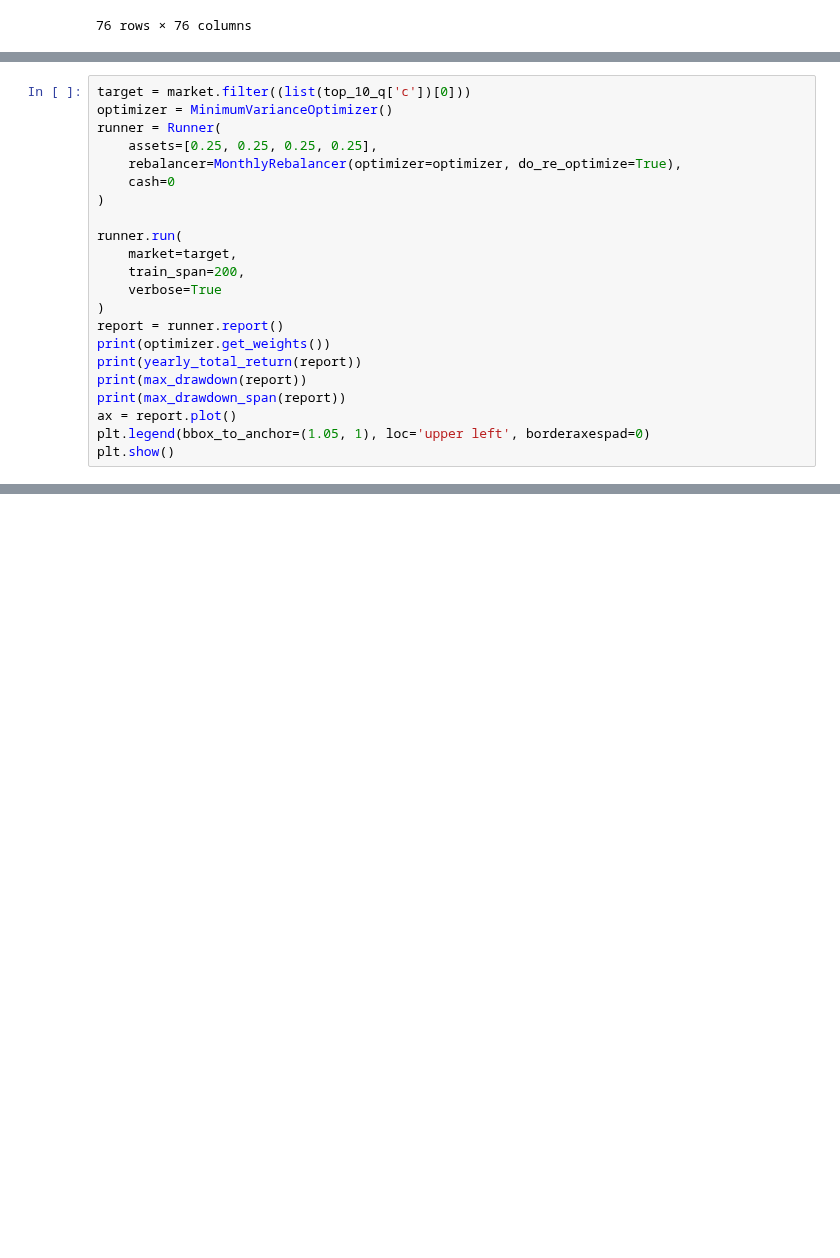
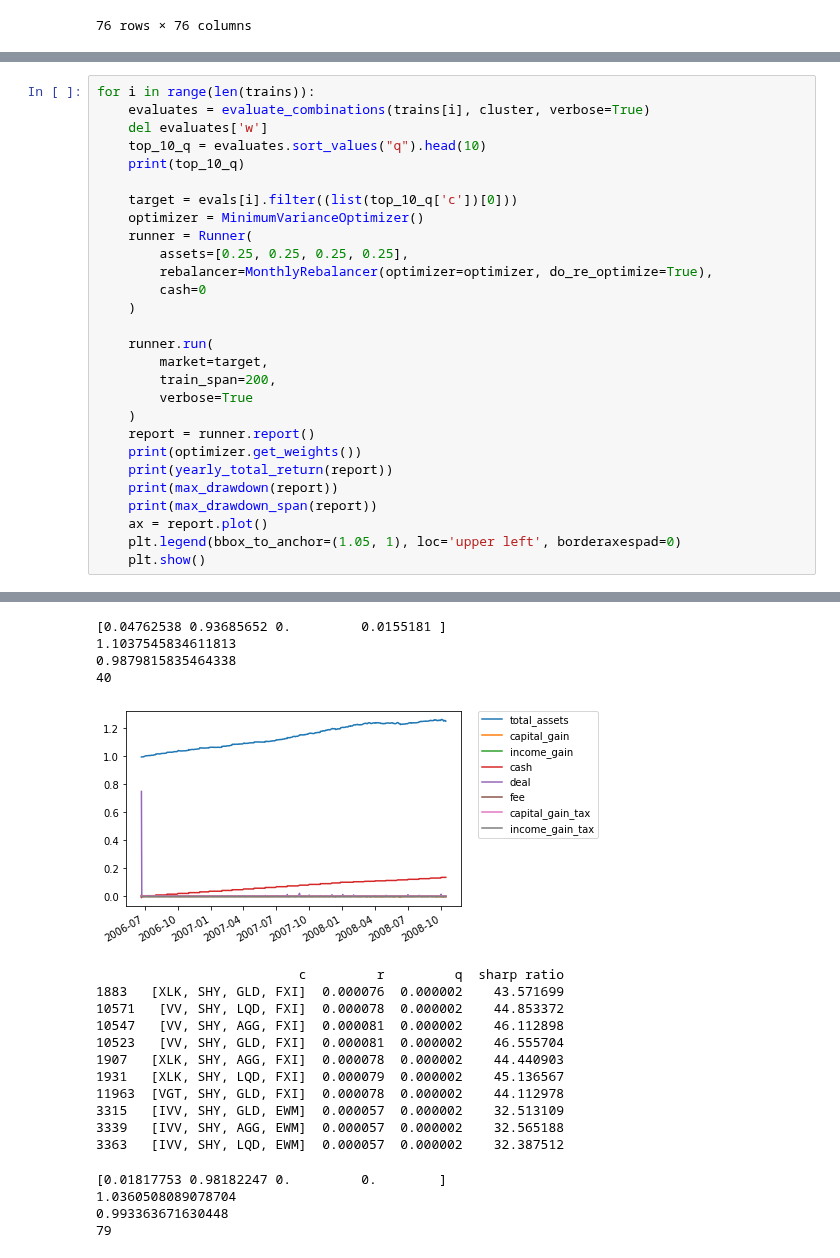
Before and after one commit to sonesuke/mypo, a Jupyter notebook: docs/tutorial/tickers.ipynb, the cells around one changed output, grey strips where cells are left out. Cells and saved outputs as stored; diff of their text form; blank space fills up the shorter version.

```diff
--- a/docs/tutorial/tickers.ipynb
+++ b/docs/tutorial/tickers.ipynb
@@ -171,22 +277,29 @@ plt.show()
 # %%
-target = market.filter((list(top_10_q['c'])[0]))
-optimizer = MinimumVarianceOptimizer()
-runner = Runner(
-    assets=[0.25, 0.25, 0.25, 0.25],
-    rebalancer=MonthlyRebalancer(optimizer=optimizer, do_re_optimize=True),
-    cash=0
-)
+for i in range(len(trains)):
+    evaluates = evaluate_combinations(trains[i], cluster, verbose=True)
+    del evaluates['w']
+    top_10_q = evaluates.sort_values("q").head(10)
+    print(top_10_q)
 
-runner.run(
-    market=target,
-    train_span=200,
-    verbose=True
-)
-report = runner.report()
-print(optimizer.get_weights())
-print(yearly_total_return(report))
-print(max_drawdown(report))
-print(max_drawdown_span(report))
-ax = report.plot()
-plt.legend(bbox_to_anchor=(1.05, 1), loc='upper left', borderaxespad=0)
-plt.show()
+    target = evals[i].filter((list(top_10_q['c'])[0]))
+    optimizer = MinimumVarianceOptimizer()
+    runner = Runner(
+        assets=[0.25, 0.25, 0.25, 0.25],
+        rebalancer=MonthlyRebalancer(optimizer=optimizer, do_re_optimize=True),
+        cash=0
+    )
+
+    runner.run(
+        market=target,
+        train_span=200,
+        verbose=True
+    )
+    report = runner.report()
+    print(optimizer.get_weights())
+    print(yearly_total_return(report))
+    print(max_drawdown(report))
+    print(max_drawdown_span(report))
+    ax = report.plot()
+    plt.legend(bbox_to_anchor=(1.05, 1), loc='upper left', borderaxespad=0)
+    plt.show()
+# %% [output]
@@ -192,0 +317,20 @@ plt.show()
+[0.04762538 0.93685652 0.         0.0155181 ]
+1.1037545834611813
+0.9879815835464338
+40
+[figure, added]
+                          c         r         q  sharp ratio
+1883   [XLK, SHY, GLD, FXI]  0.000076  0.000002    43.571699
+10571   [VV, SHY, LQD, FXI]  0.000078  0.000002    44.853372
+10547   [VV, SHY, AGG, FXI]  0.000081  0.000002    46.112898
+10523   [VV, SHY, GLD, FXI]  0.000081  0.000002    46.555704
+1907   [XLK, SHY, AGG, FXI]  0.000078  0.000002    44.440903
+1931   [XLK, SHY, LQD, FXI]  0.000079  0.000002    45.136567
+11963  [VGT, SHY, GLD, FXI]  0.000078  0.000002    44.112978
+3315   [IVV, SHY, GLD, EWM]  0.000057  0.000002    32.513109
+3339   [IVV, SHY, AGG, EWM]  0.000057  0.000002    32.565188
+3363   [IVV, SHY, LQD, EWM]  0.000057  0.000002    32.387512
+[0.01817753 0.98182247 0.         0.        ]
+1.0360508089078704
+0.993363671630448
+79
```
Also changed, not shown: parts of 6 cells of this notebook.
